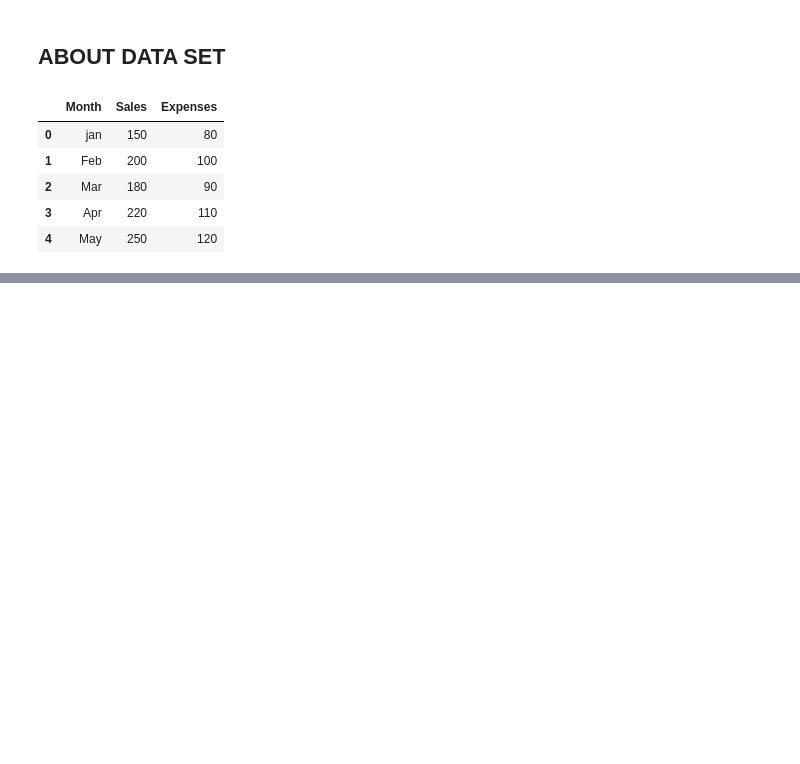
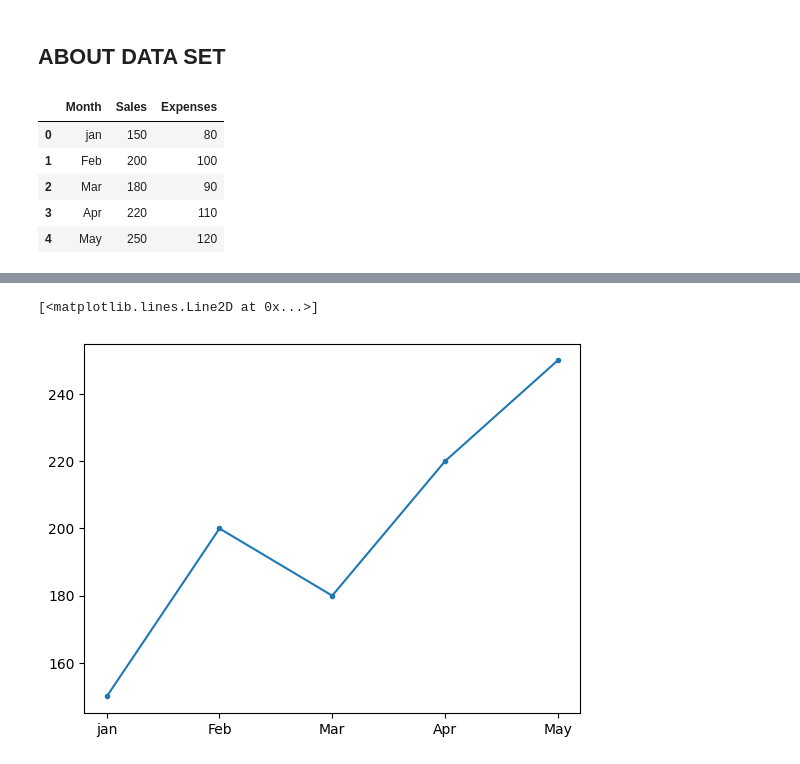
Before and after one commit to ujjwal-basnet/plots, a Jupyter notebook: matplotlib/Data-Visualizations.ipynb, the cells around one changed output, grey strips where cells are left out. Drawn from its saved outputs; the diff is of its cells as text; code cells hidden in the pictures; blank space fills up the shorter version.

```diff
--- a/matplotlib/Data-Visualizations.ipynb
+++ b/matplotlib/Data-Visualizations.ipynb
@@ -25,0 +48,6 @@ df
+# %%
+# . = point
+plt.plot(df['Month'] , df['Sales'] , marker = '.')
+# %% [output]
+[<matplotlib.lines.Line2D at 0x...>]
+[figure, added]
```
Also changed, not shown: parts of 8 cells of this notebook.
